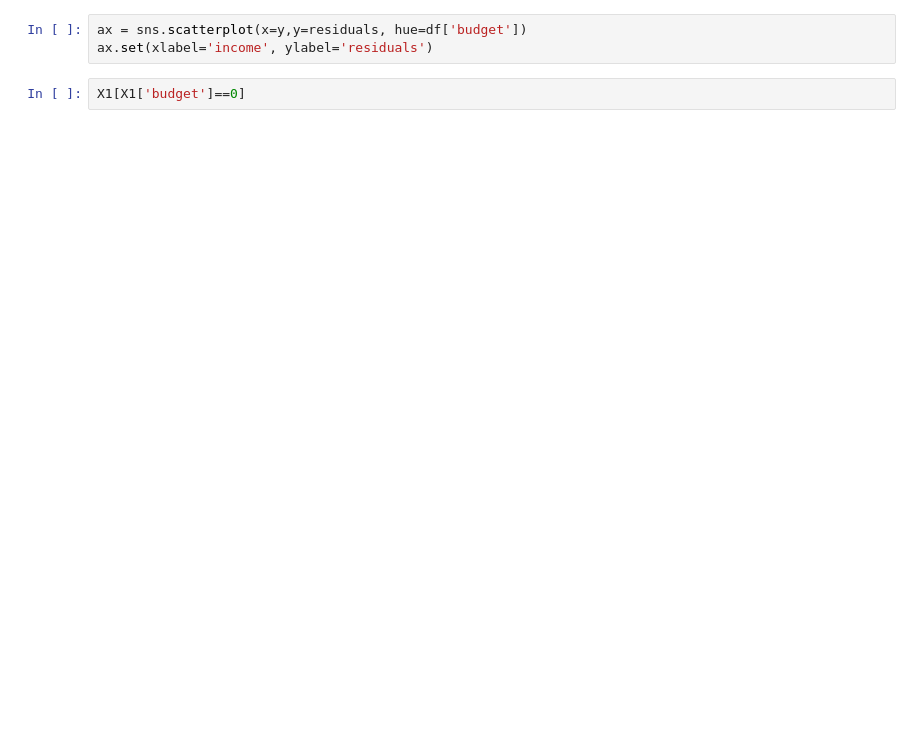
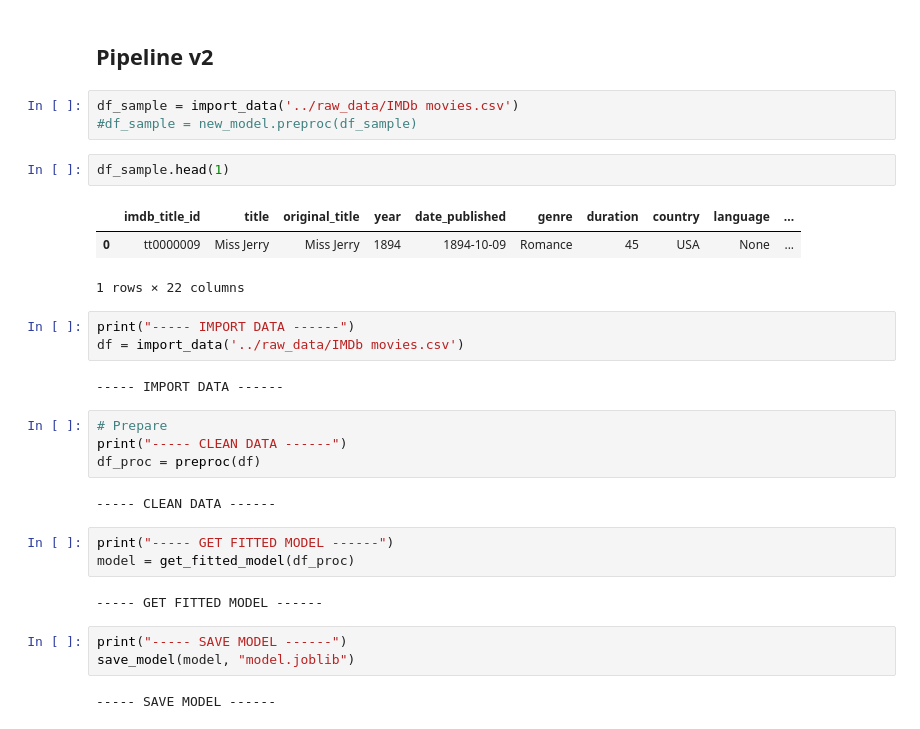
Before and after one commit to OscarTou/CinePred, a Jupyter notebook: notebooks/RM_notebook.ipynb, the cells around one changed output. Drawn from its saved outputs; the diff is of its cells as text; blank space fills up the shorter version.

```diff
--- a/notebooks/RM_notebook.ipynb
+++ b/notebooks/RM_notebook.ipynb
@@ -165,5 +128,32 @@ AttributeError: Can only use .str accessor with string values!
+# %% [markdown]
+## Pipeline v2
+# %%
+df_sample = import_data('../raw_data/IMDb movies.csv')
+#df_sample = new_model.preproc(df_sample)
 # %%
-ax = sns.scatterplot(x=y,y=residuals, hue=df['budget'])
-ax.set(xlabel='income', ylabel='residuals')
+df_sample.head(1)
+# %% [output]
+|  | imdb_title_id | title | original_title | year | date_published | genre | duration | country | language | ... |
+| 0 | tt0000009 | Miss Jerry | Miss Jerry | 1894 | 1894-10-09 | Romance | 45 | USA | None | ... |
+1 rows × 22 columns
-# %%
-X1[X1['budget']==0]
+# %%
+print("----- IMPORT DATA ------")
+df = import_data('../raw_data/IMDb movies.csv')
+# %% [output]
+----- IMPORT DATA ------
+# %%
+# Prepare
+print("----- CLEAN DATA ------")
+df_proc = preproc(df)
+# %% [output]
+----- CLEAN DATA ------
+# %%
+print("----- GET FITTED MODEL ------")
+model = get_fitted_model(df_proc)
+# %% [output]
+----- GET FITTED MODEL ------
+# %%
+print("----- SAVE MODEL ------")
+save_model(model, "model.joblib")
+# %% [output]
+----- SAVE MODEL ------
```
Also changed, not shown: parts of 28 cells of this notebook, 2 other files.
